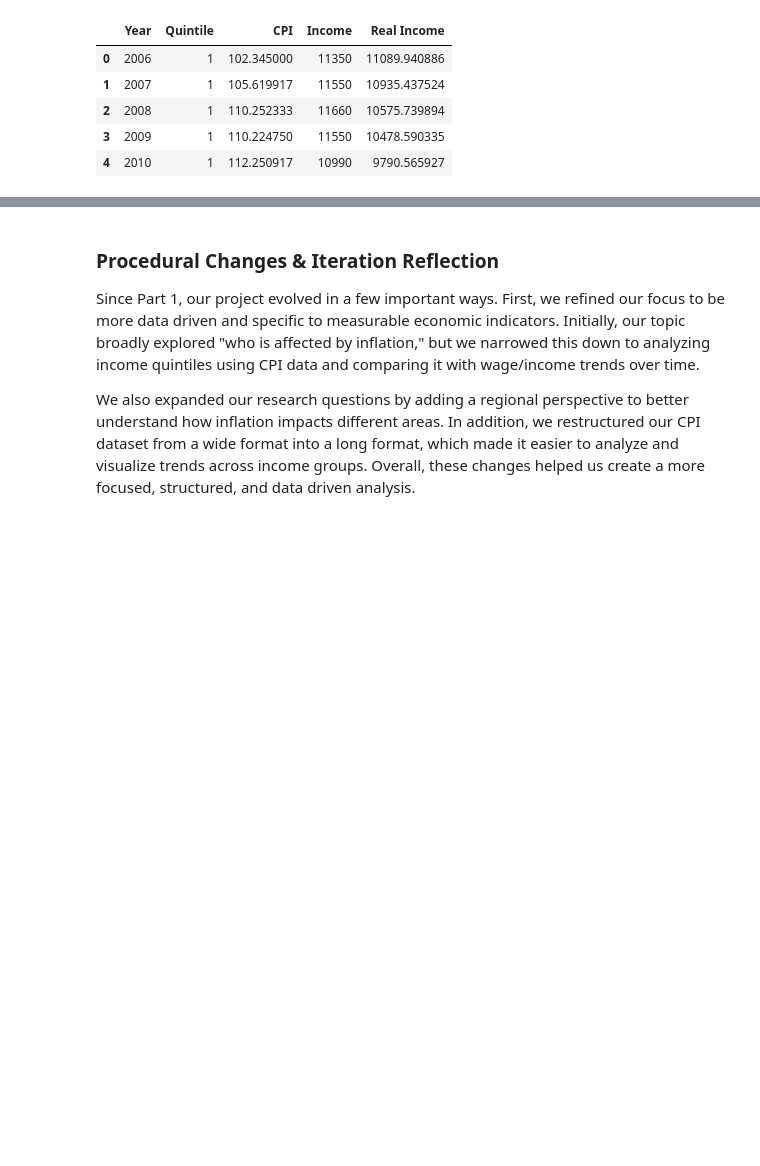
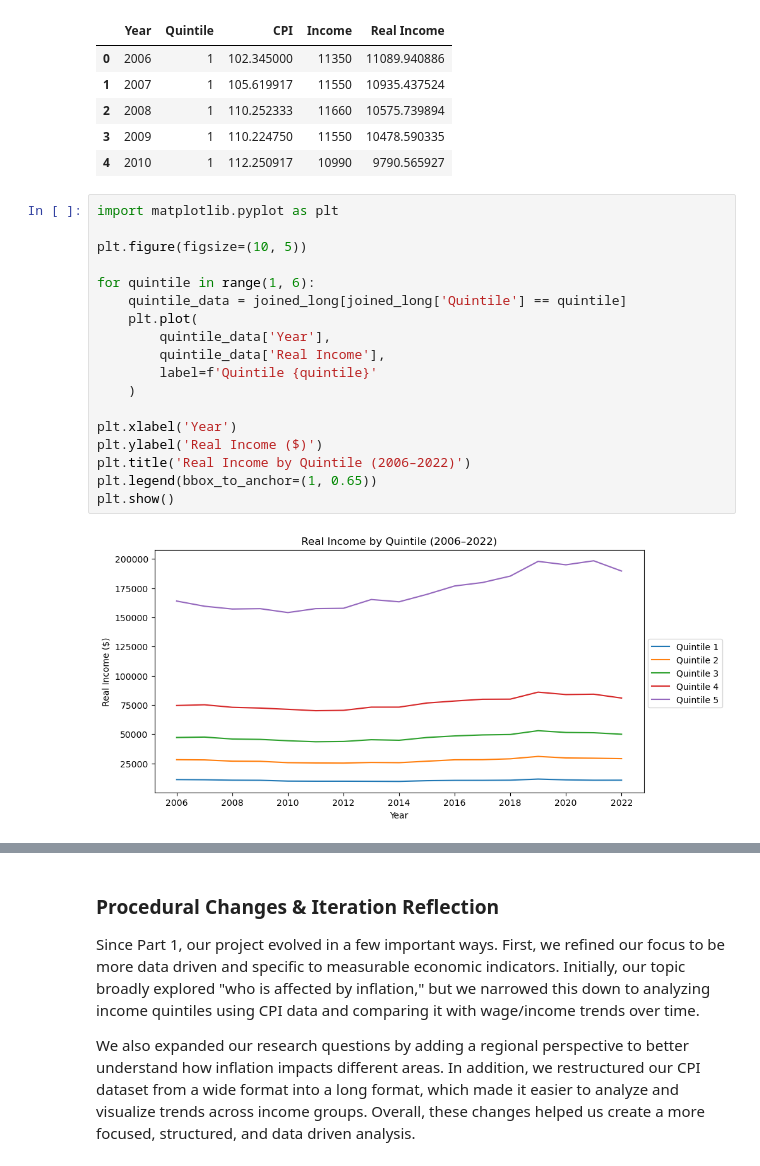
Before and after one commit to sanjur0211/Inflators, a Jupyter notebook: Project2.ipynb, the cells around one changed output, grey strips where cells are left out. Saved outputs shown, nothing was run; the diff lists cells and outputs as text; blank space fills up the shorter version.

Commit message:
Added plot

```diff
--- a/Project2.ipynb
+++ b/Project2.ipynb
@@ -148,5 +148,25 @@ joined_long.head()
 | 2 | 2008 | 1 | 110.252333 | 11660 | 10575.739894 |
 | 3 | 2009 | 1 | 110.224750 | 11550 | 10478.590335 |
 | 4 | 2010 | 1 | 112.250917 | 10990 | 9790.565927 |
+# %%
+import matplotlib.pyplot as plt
+
+plt.figure(figsize=(10, 5))
+
+for quintile in range(1, 6):
+    quintile_data = joined_long[joined_long['Quintile'] == quintile]
+    plt.plot(
+        quintile_data['Year'],
+        quintile_data['Real Income'],
+        label=f'Quintile {quintile}'
+    )
+
+plt.xlabel('Year')
+plt.ylabel('Real Income ($)')
+plt.title('Real Income by Quintile (2006–2022)')
+plt.legend(bbox_to_anchor=(1, 0.65))
+plt.show()
+# %% [output]
+[figure, added]
 # %%
 joined_long['Real Income Growth'] = joined_long.groupby('Quintile')['Real Income'].pct_change() * 100
```
Also changed, not shown: parts of 2 cells of this notebook.
